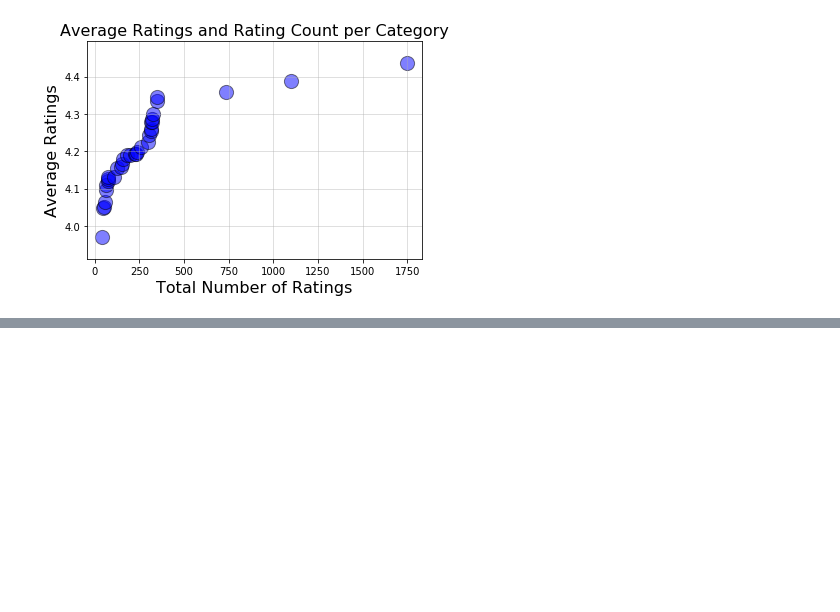
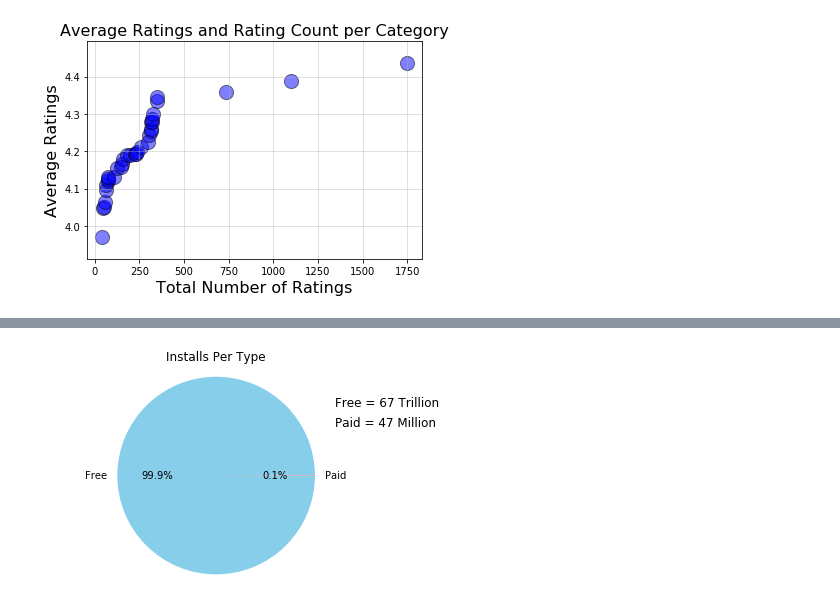
Before and after one commit to tworthy94/BootCamp_Project_01, a Jupyter notebook: Analysis.ipynb, the cells around one changed output, grey strips where cells are left out. Saved outputs shown, nothing was run; the diff lists cells and outputs as text; code cells hidden in the pictures; blank space fills up the shorter version.

```diff
--- a/Analysis.ipynb
+++ b/Analysis.ipynb
@@ -145,0 +180,11 @@ plt.show()
+# %%
+# App installs per type pie chart
+plt.pie(installs_pertype, labels=pricing, explode= [0,0],colors= ['skyblue','salmon'],autopct='%1.1f%%')
+plt.title('Installs Per Type')
+plt.axis("equal")
+plt.text(1.2,0.7,'Free = 67 Trillion',fontsize=12)
+plt.text(1.2,0.5,'Paid = 47 Million',fontsize=12)
+plt.savefig("installs_per_type_pie.png")
+plt.show()
+# %% [output]
+[figure, added]
```
Also changed, not shown: parts of 8 cells of this notebook, 4 other files.
